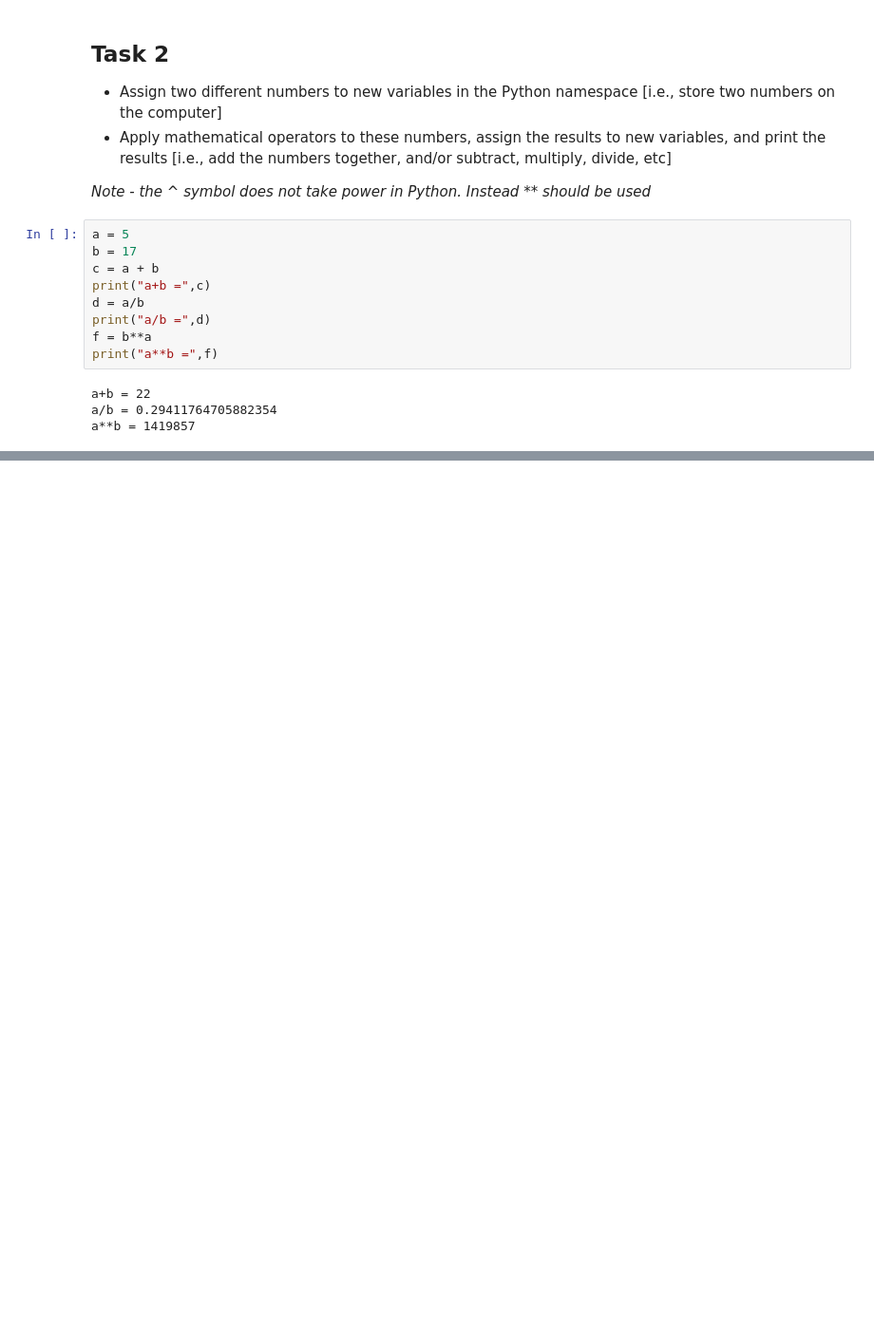
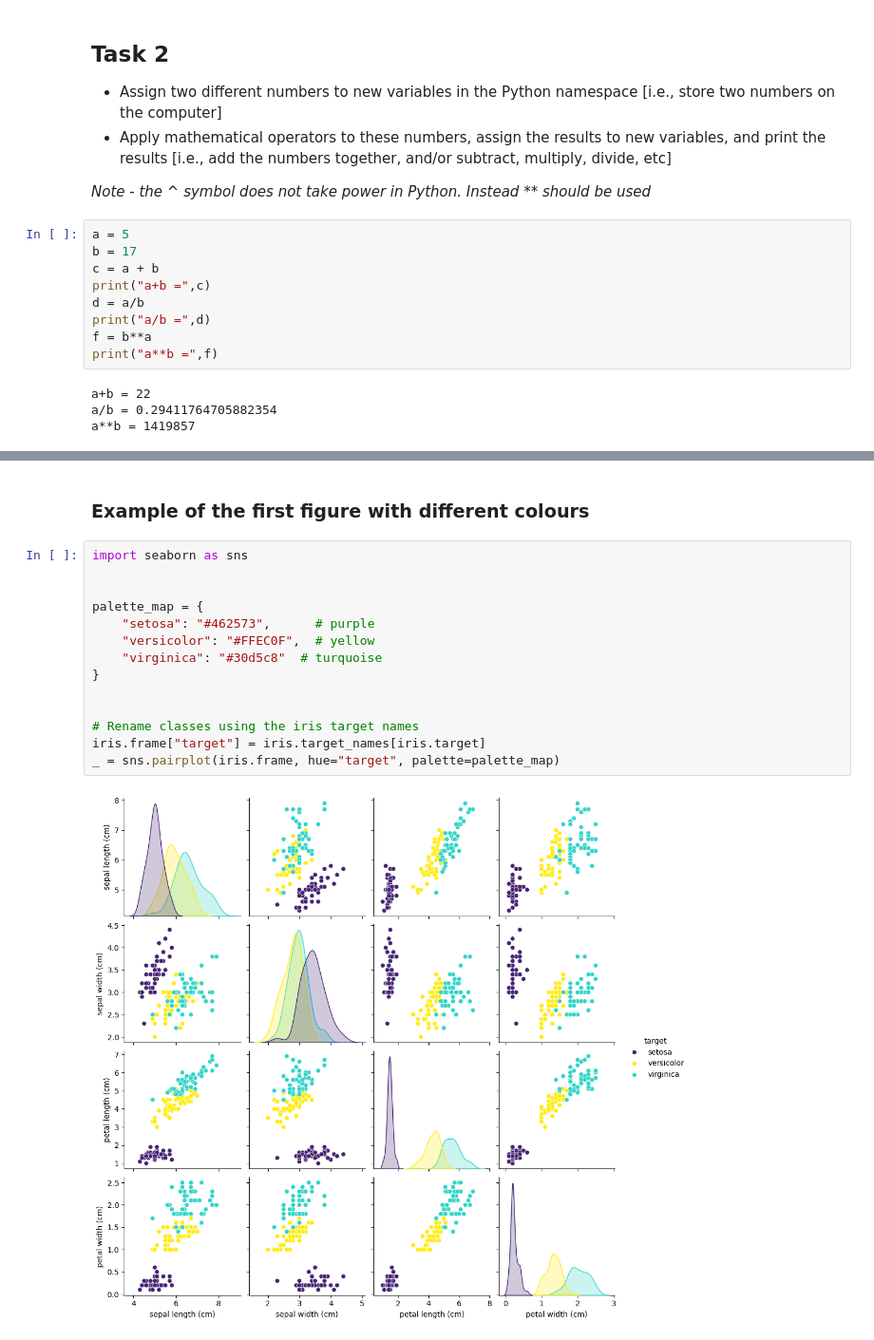
Before and after one commit to DanScotcher/Test_repository, a Jupyter notebook: Python_SHS_entry1.ipynb, the cells around one changed output, grey strips where cells are left out. Shown at 95% size. Cells and saved outputs as stored; diff of their text form; blank space fills up the shorter version.

```diff
--- a/Python_SHS_entry1.ipynb
+++ b/Python_SHS_entry1.ipynb
@@ -30,0 +175,18 @@ a**b = 1419857
+# %% [markdown]
+### Example of the first figure with different colours
+# %%
+import seaborn as sns
+
+
+palette_map = {
+    "setosa": "#462573",      # purple
+    "versicolor": "#FFEC0F",  # yellow
+    "virginica": "#30d5c8"  # turquoise
+}
+
+
+# Rename classes using the iris target names
+iris.frame["target"] = iris.target_names[iris.target]
+_ = sns.pairplot(iris.frame, hue="target", palette=palette_map)
+# %% [output]
+[figure, added]
```
Also changed, not shown: parts of 9 cells of this notebook.
